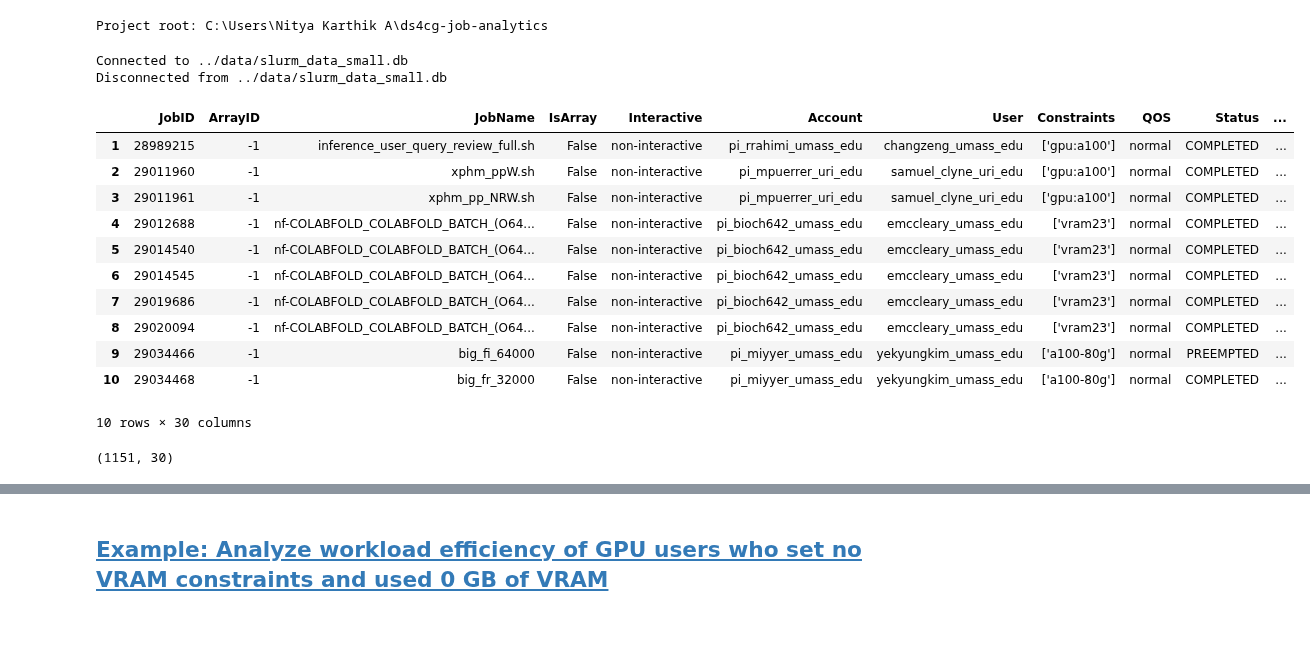
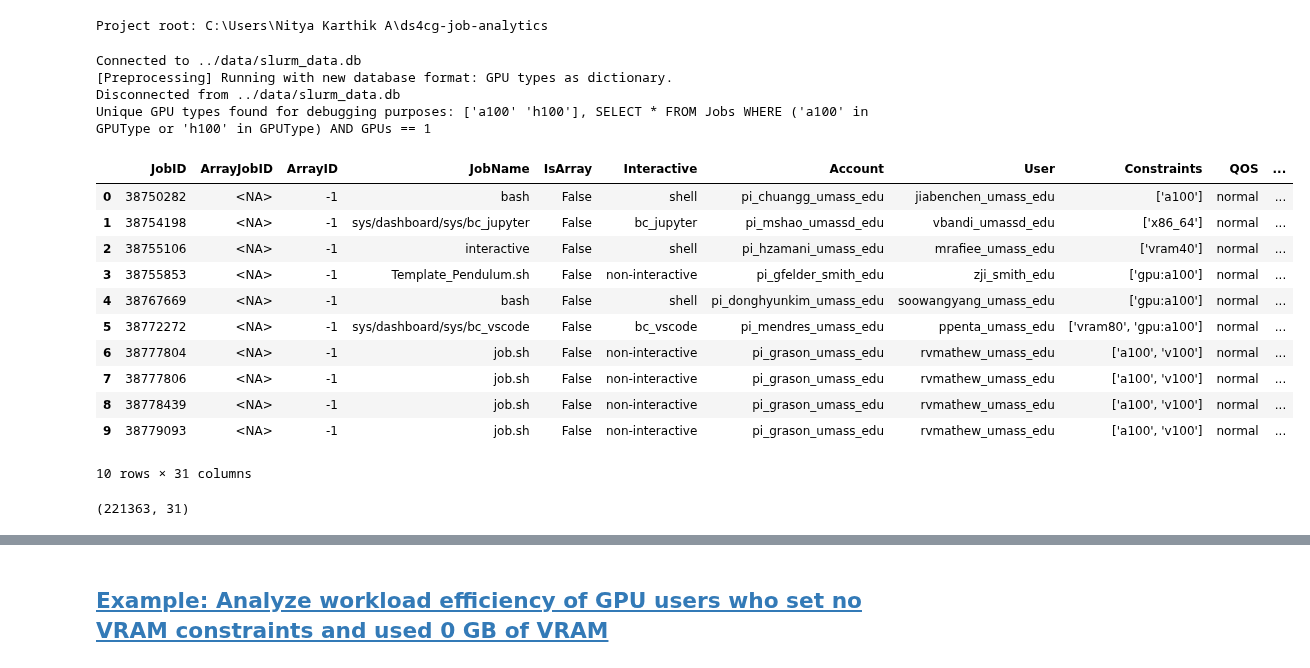
Before and after one commit to UnityHPC/ds4cg-job-analytics, a Jupyter notebook: notebooks/Efficiency Analysis.ipynb, the cells around one changed output, grey strips where cells are left out. Cells and saved outputs as stored; diff of their text form; code cells hidden in the pictures; blank space fills up the shorter version.

```diff
--- a/notebooks/Efficiency Analysis.ipynb
+++ b/notebooks/Efficiency Analysis.ipynb
@@ -50,26 +50,29 @@ from src.analysis import vram_usage
 %aimport src.analysis.vram_usage, src.preprocess.preprocess, src.config.enum_constants
 # %%
 # Load the jobs DataFrame from DuckDB
-query = f"SELECT * FROM Jobs WHERE 'a100' in GPUType or 'h100' in GPUType"
+query = f"SELECT * FROM Jobs WHERE ('a100' in GPUType or 'h100' in GPUType) AND GPUs == 1"
+
 efficiency_analysis = vram_usage.EfficiencyAnalysis(
-	db_path='../data/slurm_data_small.db', query=query,
+	db_path='../data/slurm_data.db', query=query
 )
 
 display(efficiency_analysis.jobs_df.head(10))
 print(efficiency_analysis.jobs_df.shape)
 # %% [output]
-Connected to ../data/slurm_data_small.db
-Disconnected from ../data/slurm_data_small.db
+Connected to ../data/slurm_data.db
+[Preprocessing] Running with new database format: GPU types as dictionary.
+Disconnected from ../data/slurm_data.db
+Unique GPU types found for debugging purposes: ['a100' 'h100'], SELECT * FROM Jobs WHERE ('a100' in GPUType or 'h100' in GPUType) AND GPUs == 1
-|  | JobID | ArrayID | JobName | IsArray | Interactive | Account | User | Constraints | QOS | Status | ... |
-| 1 | 28989215 | -1 | inference_user_query_review_full.sh | False | non-interactive | pi_rrahimi_umass_edu | changzeng_umass_edu | ['gpu:a100'] | normal | COMPLETED | ... |
-| 2 | 29011960 | -1 | xphm_ppW.sh | False | non-interactive | pi_mpuerrer_uri_edu | samuel_clyne_uri_edu | ['gpu:a100'] | normal | COMPLETED | ... |
-| 3 | 29011961 | -1 | xphm_pp_NRW.sh | False | non-interactive | pi_mpuerrer_uri_edu | samuel_clyne_uri_edu | ['gpu:a100'] | normal | COMPLETED | ... |
-| 4 | 29012688 | -1 | nf-COLABFOLD_COLABFOLD_BATCH_(O64... | False | non-interactive | pi_bioch642_umass_edu | emccleary_umass_edu | ['vram23'] | normal | COMPLETED | ... |
-| 5 | 29014540 | -1 | nf-COLABFOLD_COLABFOLD_BATCH_(O64... | False | non-interactive | pi_bioch642_umass_edu | emccleary_umass_edu | ['vram23'] | normal | COMPLETED | ... |
-| 6 | 29014545 | -1 | nf-COLABFOLD_COLABFOLD_BATCH_(O64... | False | non-interactive | pi_bioch642_umass_edu | emccleary_umass_edu | ['vram23'] | normal | COMPLETED | ... |
-| 7 | 29019686 | -1 | nf-COLABFOLD_COLABFOLD_BATCH_(O64... | False | non-interactive | pi_bioch642_umass_edu | emccleary_umass_edu | ['vram23'] | normal | COMPLETED | ... |
-| 8 | 29020094 | -1 | nf-COLABFOLD_COLABFOLD_BATCH_(O64... | False | non-interactive | pi_bioch642_umass_edu | emccleary_umass_edu | ['vram23'] | normal | COMPLETED | ... |
-| 9 | 29034466 | -1 | big_fi_64000 | False | non-interactive | pi_miyyer_umass_edu | yekyungkim_umass_edu | ['a100-80g'] | normal | PREEMPTED | ... |
-| 10 | 29034468 | -1 | big_fr_32000 | False | non-interactive | pi_miyyer_umass_edu | yekyungkim_umass_edu | ['a100-80g'] | normal | COMPLETED | ... |
+|  | JobID | ArrayJobID | ArrayID | JobName | IsArray | Interactive | Account | User | Constraints | QOS | ... |
+| 0 | 38750282 | <NA> | -1 | bash | False | shell | pi_chuangg_umass_edu | jiabenchen_umass_edu | ['a100'] | normal | ... |
+| 1 | 38754198 | <NA> | -1 | sys/dashboard/sys/bc_jupyter | False | bc_jupyter | pi_mshao_umassd_edu | vbandi_umassd_edu | ['x86_64'] | normal | ... |
+| 2 | 38755106 | <NA> | -1 | interactive | False | shell | pi_hzamani_umass_edu | mrafiee_umass_edu | ['vram40'] | normal | ... |
+| 3 | 38755853 | <NA> | -1 | Template_Pendulum.sh | False | non-interactive | pi_gfelder_smith_edu | zji_smith_edu | ['gpu:a100'] | normal | ... |
+| 4 | 38767669 | <NA> | -1 | bash | False | shell | pi_donghyunkim_umass_edu | soowangyang_umass_edu | ['gpu:a100'] | normal | ... |
+| 5 | 38772272 | <NA> | -1 | sys/dashboard/sys/bc_vscode | False | bc_vscode | pi_mendres_umass_edu | ppenta_umass_edu | ['vram80', 'gpu:a100'] | normal | ... |
+| 6 | 38777804 | <NA> | -1 | job.sh | False | non-interactive | pi_grason_umass_edu | rvmathew_umass_edu | ['a100', 'v100'] | normal | ... |
+| 7 | 38777806 | <NA> | -1 | job.sh | False | non-interactive | pi_grason_umass_edu | rvmathew_umass_edu | ['a100', 'v100'] | normal | ... |
+| 8 | 38778439 | <NA> | -1 | job.sh | False | non-interactive | pi_grason_umass_edu | rvmathew_umass_edu | ['a100', 'v100'] | normal | ... |
+| 9 | 38779093 | <NA> | -1 | job.sh | False | non-interactive | pi_grason_umass_edu | rvmathew_umass_edu | ['a100', 'v100'] | normal | ... |
-10 rows × 30 columns
+10 rows × 31 columns
-(1151, 30)
+(221363, 31)
```
Also changed, not shown: parts of 14 cells of this notebook, 3 other files.
